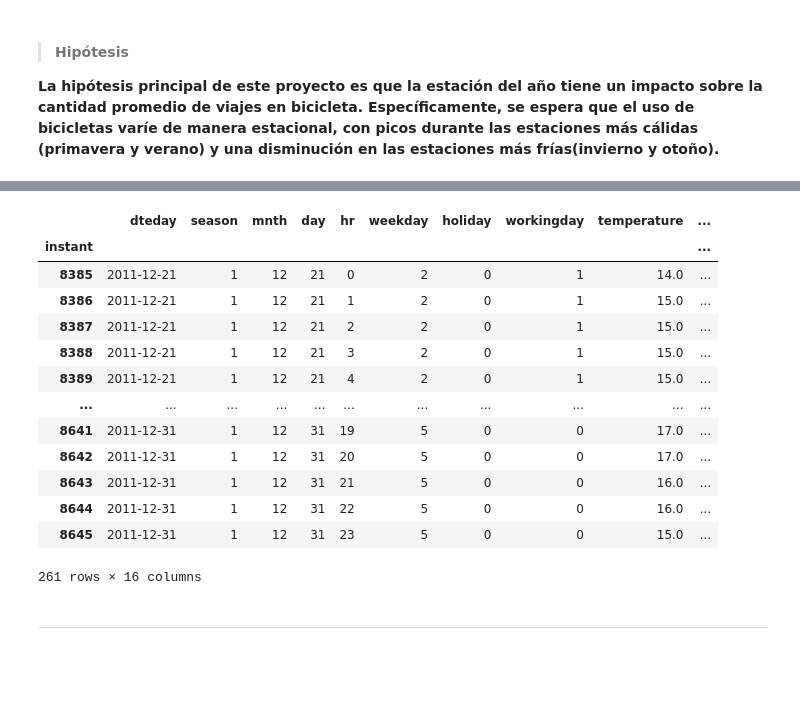
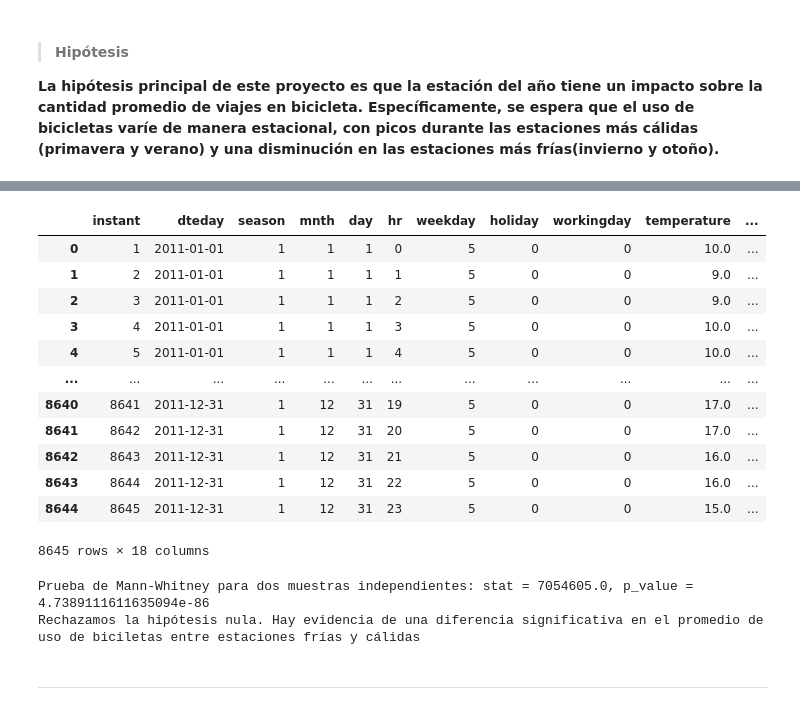
Before and after one commit to solfontan/Capital_Bikeshare_EDA, a Jupyter notebook: Datos_analisis.ipynb, the cells around one changed output, grey strips where cells are left out. Saved outputs shown, nothing was run; the diff lists cells and outputs as text; code cells hidden in the pictures; blank space fills up the shorter version.

```diff
--- a/Datos_analisis.ipynb
+++ b/Datos_analisis.ipynb
@@ -675,17 +715,0 @@ df2011.query('season == 4 and mnth == 12')
-# %%
-df2011.query('season == 1 and mnth == 12')
-# %% [output]
-|  | dteday | season | mnth | day | hr | weekday | holiday | workingday | temperature | ... |
-| instant |  |  |  |  |  |  |  |  |  | ... |
-| 8385 | 2011-12-21 | 1 | 12 | 21 | 0 | 2 | 0 | 1 | 14.0 | ... |
-| 8386 | 2011-12-21 | 1 | 12 | 21 | 1 | 2 | 0 | 1 | 15.0 | ... |
-| 8387 | 2011-12-21 | 1 | 12 | 21 | 2 | 2 | 0 | 1 | 15.0 | ... |
-| 8388 | 2011-12-21 | 1 | 12 | 21 | 3 | 2 | 0 | 1 | 15.0 | ... |
-| 8389 | 2011-12-21 | 1 | 12 | 21 | 4 | 2 | 0 | 1 | 15.0 | ... |
-| ... | ... | ... | ... | ... | ... | ... | ... | ... | ... | ... |
-| 8641 | 2011-12-31 | 1 | 12 | 31 | 19 | 5 | 0 | 0 | 17.0 | ... |
-| 8642 | 2011-12-31 | 1 | 12 | 31 | 20 | 5 | 0 | 0 | 17.0 | ... |
-| 8643 | 2011-12-31 | 1 | 12 | 31 | 21 | 5 | 0 | 0 | 16.0 | ... |
-| 8644 | 2011-12-31 | 1 | 12 | 31 | 22 | 5 | 0 | 0 | 16.0 | ... |
-| 8645 | 2011-12-31 | 1 | 12 | 31 | 23 | 5 | 0 | 0 | 15.0 | ... |
-261 rows × 16 columns
@@ -703,2 +716,39 @@ df2011.query('season == 1 and mnth == 12')
+# %%
+df2011['seasonteam'] = df2011['season'].replace({1:'frio',2:'calido',3:'calido',4:'frio'})
+df2011
+# %% [output]
+|  | instant | dteday | season | mnth | day | hr | weekday | holiday | workingday | temperature | ... |
+| 0 | 1 | 2011-01-01 | 1 | 1 | 1 | 0 | 5 | 0 | 0 | 10.0 | ... |
+| 1 | 2 | 2011-01-01 | 1 | 1 | 1 | 1 | 5 | 0 | 0 | 9.0 | ... |
+| 2 | 3 | 2011-01-01 | 1 | 1 | 1 | 2 | 5 | 0 | 0 | 9.0 | ... |
+| 3 | 4 | 2011-01-01 | 1 | 1 | 1 | 3 | 5 | 0 | 0 | 10.0 | ... |
+| 4 | 5 | 2011-01-01 | 1 | 1 | 1 | 4 | 5 | 0 | 0 | 10.0 | ... |
+| ... | ... | ... | ... | ... | ... | ... | ... | ... | ... | ... | ... |
+| 8640 | 8641 | 2011-12-31 | 1 | 12 | 31 | 19 | 5 | 0 | 0 | 17.0 | ... |
+| 8641 | 8642 | 2011-12-31 | 1 | 12 | 31 | 20 | 5 | 0 | 0 | 17.0 | ... |
+| 8642 | 8643 | 2011-12-31 | 1 | 12 | 31 | 21 | 5 | 0 | 0 | 16.0 | ... |
+| 8643 | 8644 | 2011-12-31 | 1 | 12 | 31 | 22 | 5 | 0 | 0 | 16.0 | ... |
+| 8644 | 8645 | 2011-12-31 | 1 | 12 | 31 | 23 | 5 | 0 | 0 | 15.0 | ... |
+8645 rows × 18 columns
+# %%
+ALPHA = 0.05
+
+from scipy.stats import mannwhitneyu
+# Prueba de Mann-Whitney para dos muestras independientes
+stat_mw, p_value_mw = mannwhitneyu(df2011['cnt'][df2011['seasonteam'] == 'frio'],
+                                    df2011['cnt'][df2011['seasonteam'] == 'calido'])
+
+# Hipótesis nula (H0): No hay diferencia significativa en el promedio de uso de biciletas entre estaciones.
+# Hipótesis alternativa (Ha): Existe una diferencia significativa en el promedio de uso de bicicletas según la estación del año.
+
+print(f"\nPrueba de Mann-Whitney para dos muestras independientes: stat = {stat_mw}, p_value = {p_value_mw}")
+
+if p_value_mw < ALPHA:
+    print("Rechazamos la hipótesis nula. Hay evidencia de una diferencia significativa en el promedio de uso de biciletas entre estaciones frías y cálidas")
+else:
+    print("No hay suficiente evidencia para rechazar la hipótesis nula. No hay diferencia significativa en el promedio de uso de biciletas entre estaciones frías y cálidas")
+# %% [output]
+Prueba de Mann-Whitney para dos muestras independientes: stat = 7054605.0, p_value = 4.7389111611635094e-86
+Rechazamos la hipótesis nula. Hay evidencia de una diferencia significativa en el promedio de uso de biciletas entre estaciones frías y cálidas
 # %% [markdown]
 ******
```
Also changed, not shown: parts of 12 cells of this notebook.
